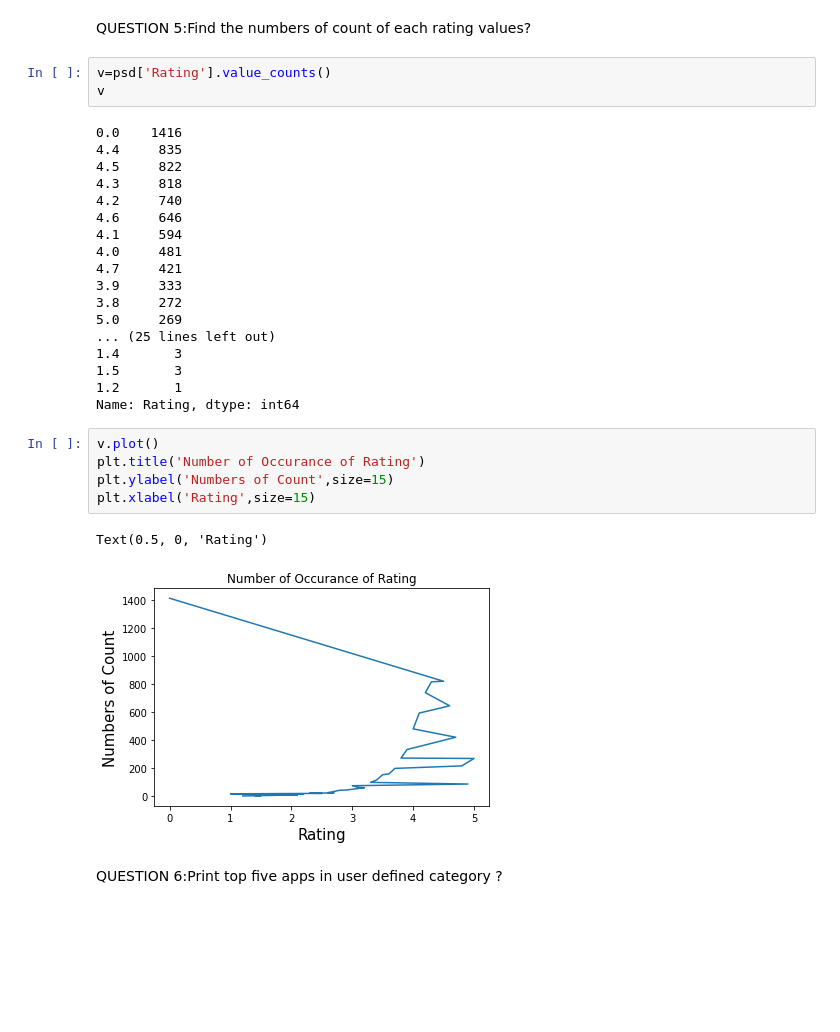
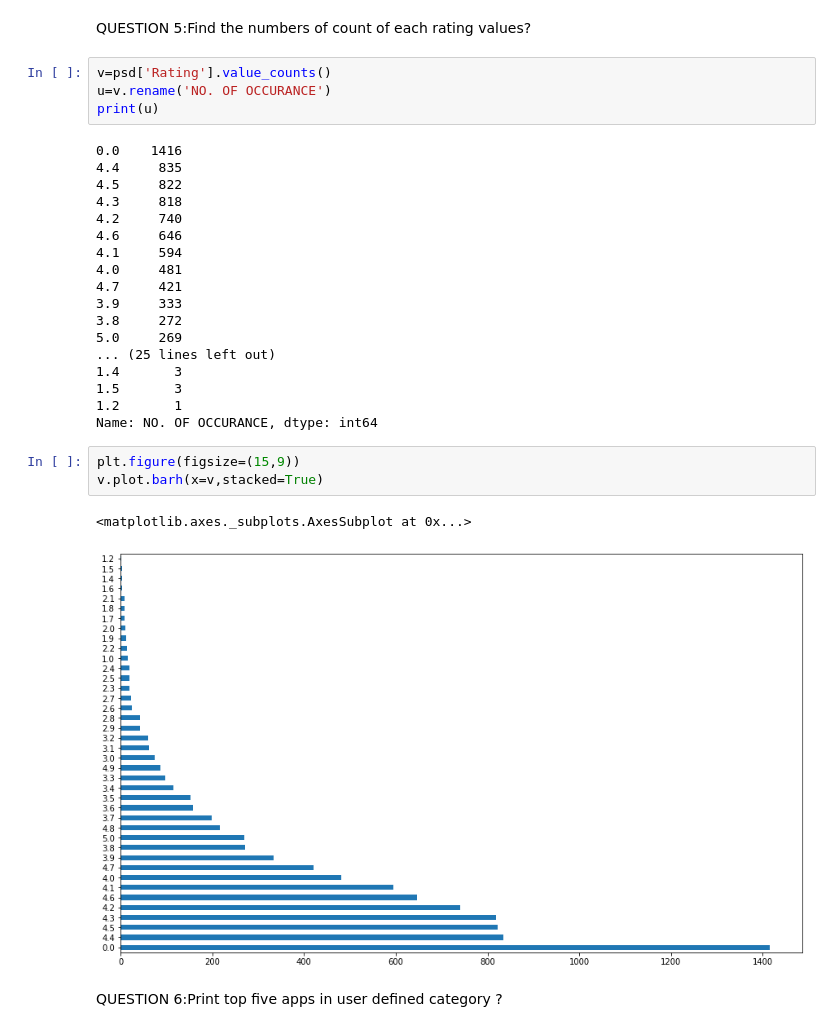
Before and after one commit to Swastik02aug/almabetter-EDA-project, a Jupyter notebook: Play_Store_App_Review_Analysis_Capstone_Project.ipynb, the cells around one changed output. Cells and saved outputs as stored; diff of their text form; blank space fills up the shorter version.

```diff
--- a/Play_Store_App_Review_Analysis_Capstone_Project.ipynb
+++ b/Play_Store_App_Review_Analysis_Capstone_Project.ipynb
@@ -354,7 +393,8 @@ plt.title('Distribution of Rating',size = 20);
 QUESTION 5:Find the numbers of count of each rating values?
 # %%
 v=psd['Rating'].value_counts()
-v
+u=v.rename('NO. OF OCCURANCE')
+print(u)
 # %% [output]
 0.0    1416
 4.4     835
@@ -372,15 +412,13 @@ v
 1.4       3
 1.5       3
 1.2       1
-Name: Rating, dtype: int64
+Name: NO. OF OCCURANCE, dtype: int64
-# %%
-v.plot()
-plt.title('Number of Occurance of Rating')
-plt.ylabel('Numbers of Count',size=15)
-plt.xlabel('Rating',size=15)
-# %% [output]
-Text(0.5, 0, 'Rating')
-[figure, removed]
+# %%
+plt.figure(figsize=(15,9))
+v.plot.barh(x=v,stacked=True)
+# %% [output]
+<matplotlib.axes._subplots.AxesSubplot at 0x...>
+[figure, added]
 # %% [markdown]
 QUESTION 6:Print top five apps in user defined category ?
 # %%
```
Also changed, not shown: parts of 27 cells of this notebook.
